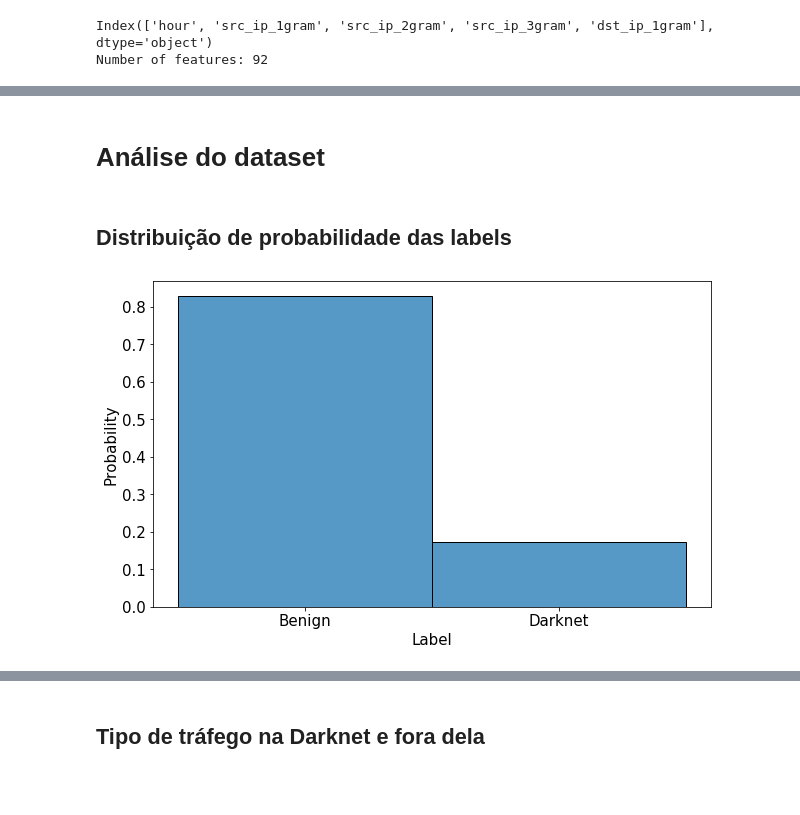
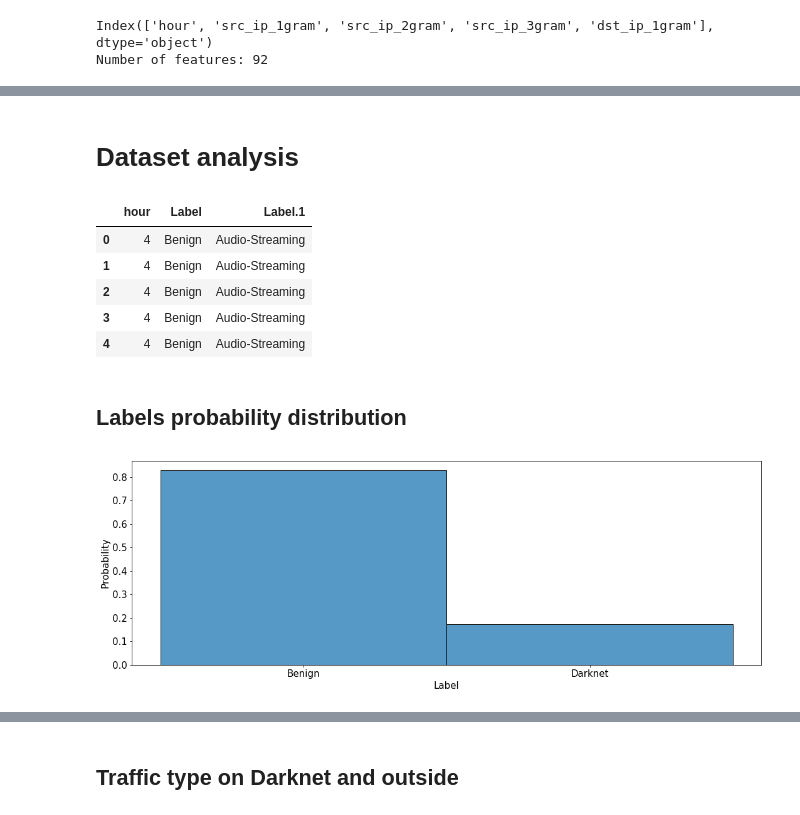
Before and after one commit to mateus558/Darknet-traffic-classification, a Jupyter notebook: Darknet.ipynb, the cells around one changed output, grey strips where cells are left out. Saved outputs shown, nothing was run; the diff lists cells and outputs as text; code cells hidden in the pictures; blank space fills up the shorter version.

```diff
--- a/Darknet.ipynb
+++ b/Darknet.ipynb
@@ -268,11 +446,21 @@ samples.head()
-# %% [markdown]
-# Análise do dataset
-# %% [markdown]
-## Distribuição de probabilidade das labels
+# %% [markdown]
+# Dataset analysis
+# %%
+cols=["hour", "Label", "Label.1"]
+to_analyse = samples[cols]
+to_analyse.head()
+# %% [output]
+|  | hour | Label | Label.1 |
+| 0 | 4 | Benign | Audio-Streaming |
+| 1 | 4 | Benign | Audio-Streaming |
+| 2 | 4 | Benign | Audio-Streaming |
+| 3 | 4 | Benign | Audio-Streaming |
+| 4 | 4 | Benign | Audio-Streaming |
+# %% [markdown]
+## Labels probability distribution
 # %%
-plt.figure(figsize=(10, 6))
-sns.histplot(data=samples, x="Label", stat="probability")
+sns.histplot(data=to_analyse, x="Label", stat="probability")
 plt.show()
 # %% [output]
-[figure, old version]
+[figure, new version]
 # %%
@@ -280,6 +468,6 @@ sns.histplot(data=samples, x="Label.1", stat="probability")
 plt.show()
 # %% [output]
 [figure]
-# %% [markdown]
-## Tipo de tráfego na Darknet e fora dela
+# %% [markdown]
+## Traffic type on Darknet and outside
 # %%
```
Also changed, not shown: parts of 69 cells of this notebook, 1 other file.
